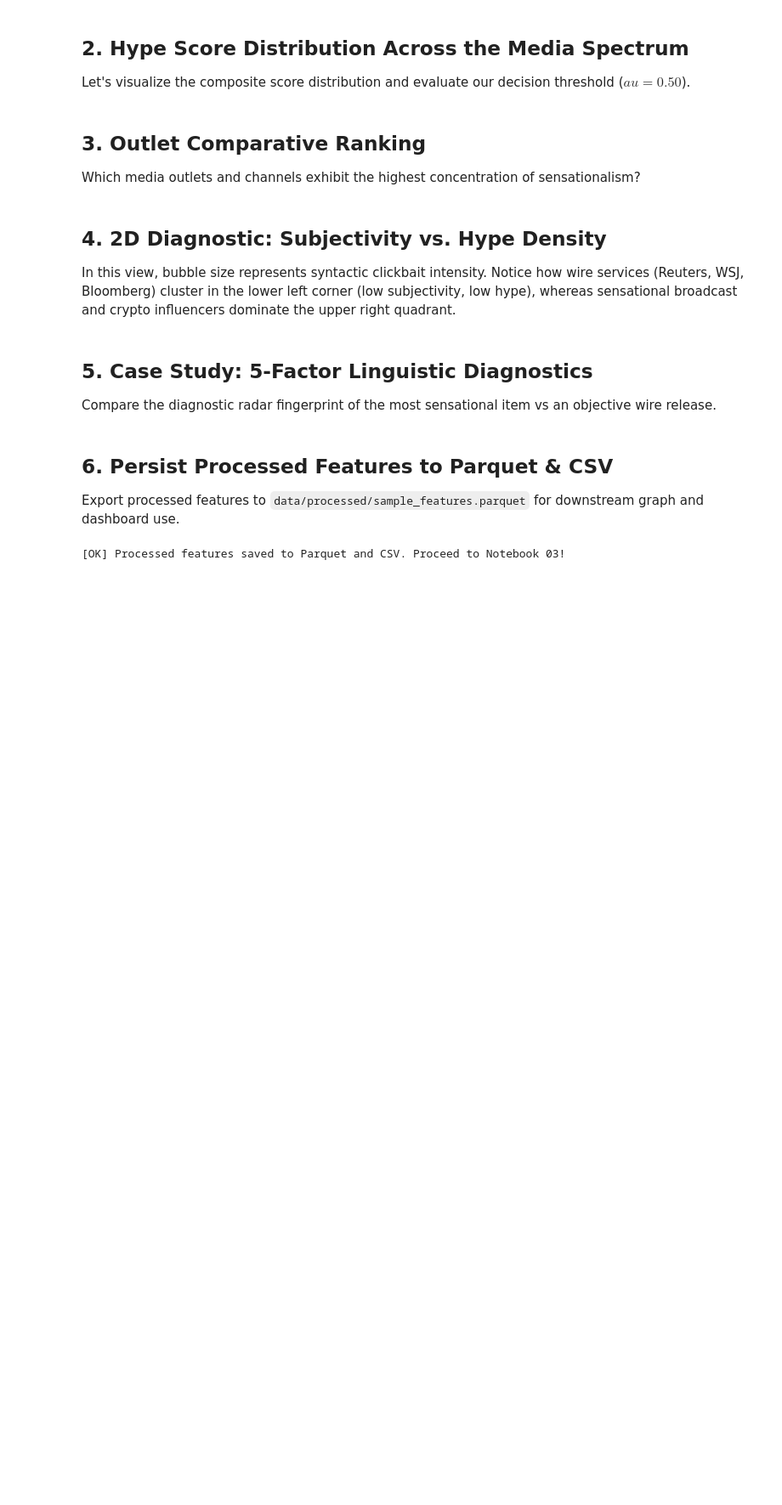
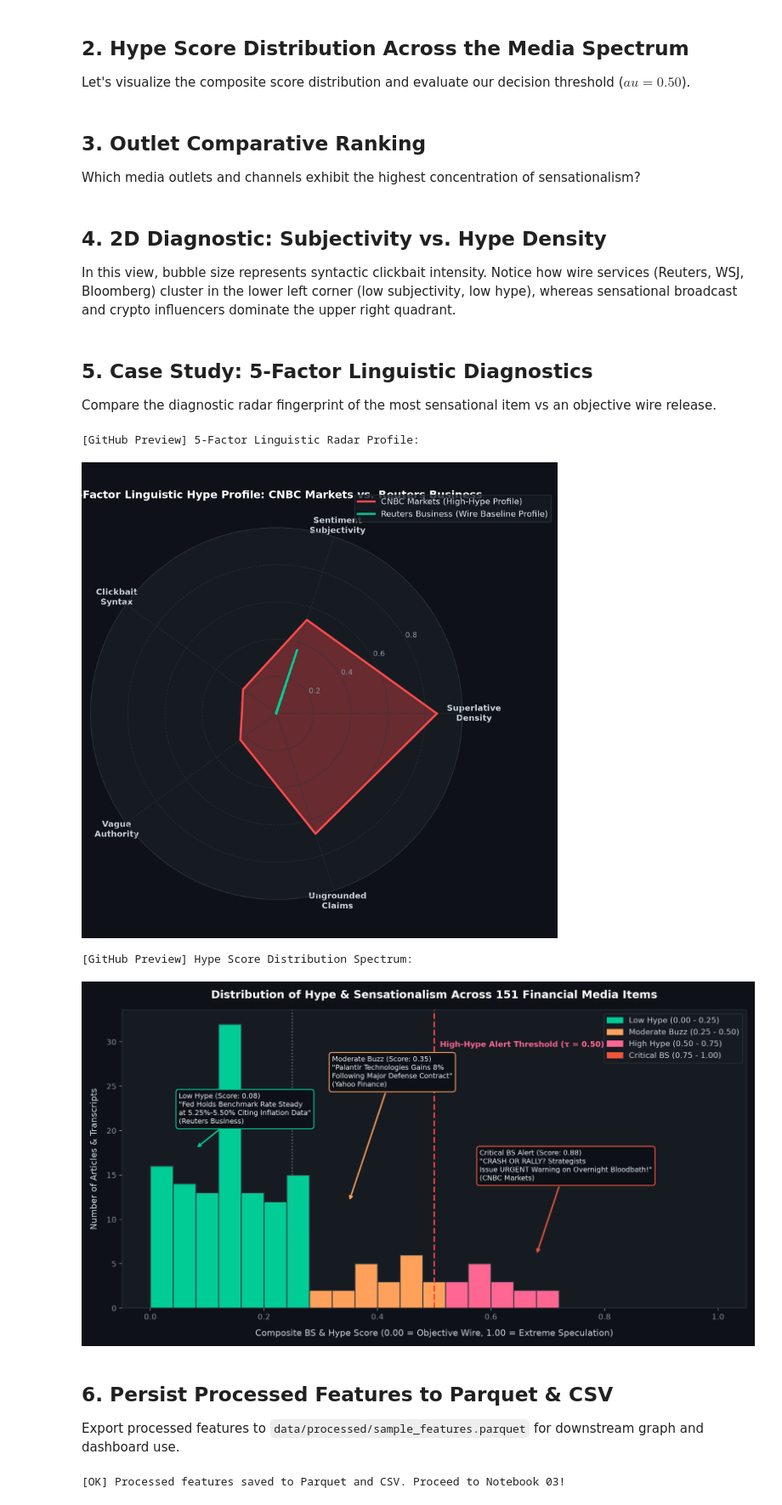
Before and after one commit to unknown404-practice/bs-hype-analyzer, a Jupyter notebook: notebooks/02_feature_engineering_and_hype_scores.ipynb, the cells around one changed output. Shown at 85% size. Saved outputs shown, nothing was run; the diff lists cells and outputs as text; code cells hidden in the pictures; blank space fills up the shorter version.

Commit message:
feat(viz): embed high-resolution static visual snapshots in notebooks and README for GitHub

```diff
--- a/notebooks/02_feature_engineering_and_hype_scores.ipynb
+++ b/notebooks/02_feature_engineering_and_hype_scores.ipynb
@@ -89,12 +89,25 @@ Compare the diagnostic radar fingerprint of the most sensational item vs an obje
 # %%
 top_hyped = df_features.sort_values(by='hype_score', ascending=False).iloc[0].to_dict()
 most_objective = df_features.sort_values(by='hype_score', ascending=True).iloc[0].to_dict()
 
 fig_radar_hyped = plot_hype_dimension_radar(top_hyped)
 fig_radar_hyped.show()
 
 fig_radar_obj = plot_hype_dimension_radar(most_objective)
 fig_radar_obj.show()
+
+# Static visual snapshot for GitHub notebook preview
+from src.config import FIGURES_DIR
+from IPython.display import Image, display
+print('[GitHub Preview] 5-Factor Linguistic Radar Profile:')
+display(Image(filename=str(FIGURES_DIR / 'radar_cnbc_vs_reuters.png'), width=700))
+print('[GitHub Preview] Hype Score Distribution Spectrum:')
+display(Image(filename=str(FIGURES_DIR / 'hype_histogram.png'), width=850))
+# %% [output]
+[GitHub Preview] 5-Factor Linguistic Radar Profile:
+[figure, added]
+[GitHub Preview] Hype Score Distribution Spectrum:
+[figure, added]
 # %% [markdown]
 ## 6. Persist Processed Features to Parquet & CSV
 
```
Also changed, not shown: 8 other files.
